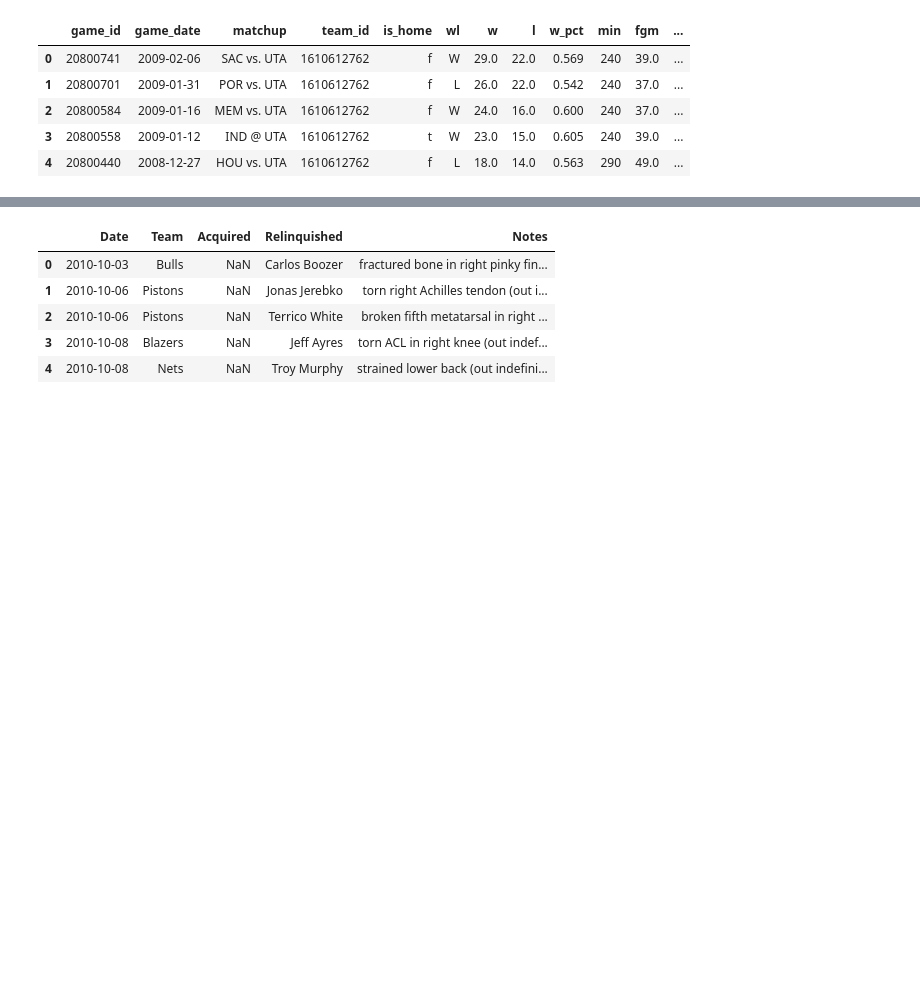
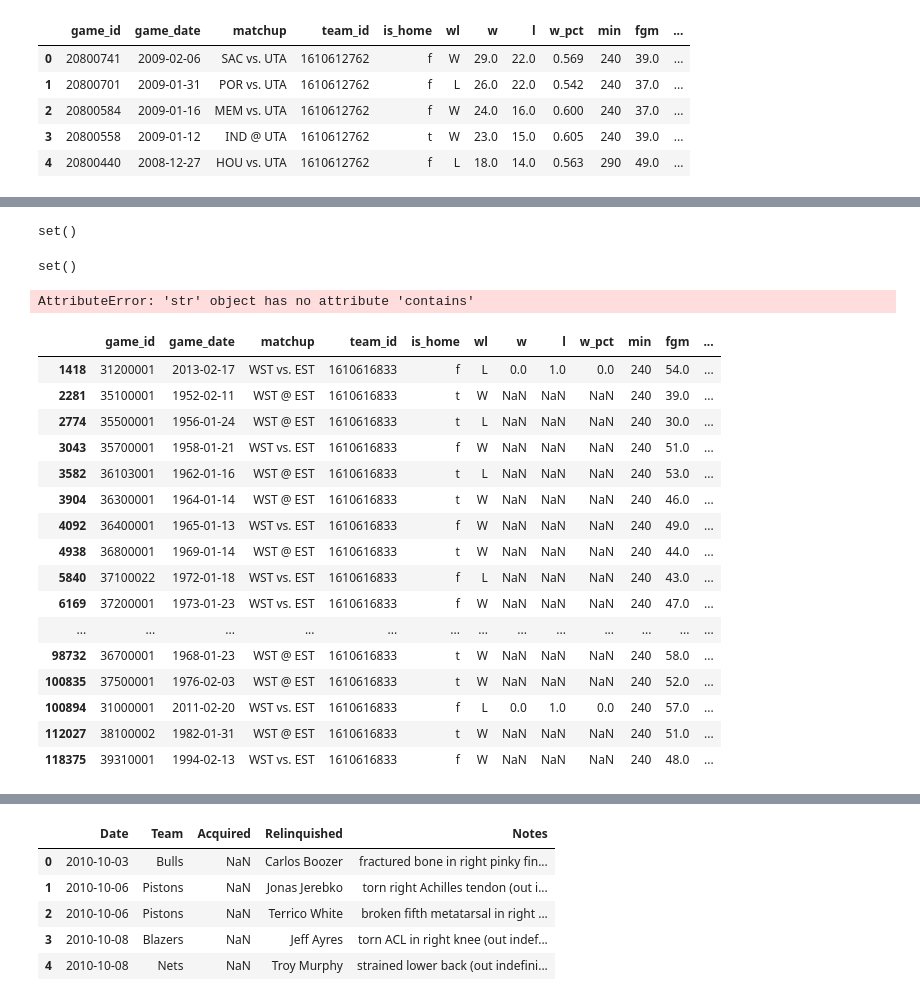
Before and after one commit to pauljacob/DSCapstone2, a Jupyter notebook: 02_Data_Wrangling/02_data_wrangling.ipynb, the cells around one changed output, grey strips where cells are left out. Cells and saved outputs as stored; diff of their text form; code cells hidden in the pictures; blank space fills up the shorter version.

```diff
--- a/02_Data_Wrangling/02_data_wrangling.ipynb
+++ b/02_Data_Wrangling/02_data_wrangling.ipynb
@@ -53,0 +197,34 @@ df.head()
+# %%
+setab = seta - setb
+setab
+# %% [output]
+set()
+# %%
+setba = setb - seta
+setba
+# %% [output]
+set()
+# %%
+str(df[df.team_id > 33333].team_id).contains('16106127')
+# %% [output]
+AttributeError: 'str' object has no attribute 'contains'
+# %%
+df[df.team_id == 1610616833]
+# %% [output]
+|  | game_id | game_date | matchup | team_id | is_home | wl | w | l | w_pct | min | fgm | ... |
+| 1418 | 31200001 | 2013-02-17 | WST vs. EST | 1610616833 | f | L | 0.0 | 1.0 | 0.0 | 240 | 54.0 | ... |
+| 2281 | 35100001 | 1952-02-11 | WST @ EST | 1610616833 | t | W | NaN | NaN | NaN | 240 | 39.0 | ... |
+| 2774 | 35500001 | 1956-01-24 | WST @ EST | 1610616833 | t | L | NaN | NaN | NaN | 240 | 30.0 | ... |
+| 3043 | 35700001 | 1958-01-21 | WST vs. EST | 1610616833 | f | W | NaN | NaN | NaN | 240 | 51.0 | ... |
+| 3582 | 36103001 | 1962-01-16 | WST @ EST | 1610616833 | t | L | NaN | NaN | NaN | 240 | 53.0 | ... |
+| 3904 | 36300001 | 1964-01-14 | WST @ EST | 1610616833 | t | W | NaN | NaN | NaN | 240 | 46.0 | ... |
+| 4092 | 36400001 | 1965-01-13 | WST vs. EST | 1610616833 | f | W | NaN | NaN | NaN | 240 | 49.0 | ... |
+| 4938 | 36800001 | 1969-01-14 | WST @ EST | 1610616833 | t | W | NaN | NaN | NaN | 240 | 44.0 | ... |
+| 5840 | 37100022 | 1972-01-18 | WST vs. EST | 1610616833 | f | L | NaN | NaN | NaN | 240 | 43.0 | ... |
+| 6169 | 37200001 | 1973-01-23 | WST vs. EST | 1610616833 | f | W | NaN | NaN | NaN | 240 | 47.0 | ... |
+| ... | ... | ... | ... | ... | ... | ... | ... | ... | ... | ... | ... | ... |
+| 98732 | 36700001 | 1968-01-23 | WST @ EST | 1610616833 | t | W | NaN | NaN | NaN | 240 | 58.0 | ... |
+| 100835 | 37500001 | 1976-02-03 | WST @ EST | 1610616833 | t | W | NaN | NaN | NaN | 240 | 52.0 | ... |
+| 100894 | 31000001 | 2011-02-20 | WST vs. EST | 1610616833 | f | L | 0.0 | 1.0 | 0.0 | 240 | 57.0 | ... |
+| 112027 | 38100002 | 1982-01-31 | WST @ EST | 1610616833 | t | W | NaN | NaN | NaN | 240 | 51.0 | ... |
+| 118375 | 39310001 | 1994-02-13 | WST vs. EST | 1610616833 | f | W | NaN | NaN | NaN | 240 | 48.0 | ... |
```
Also changed, not shown: parts of 60 cells of this notebook, 4 other files.
